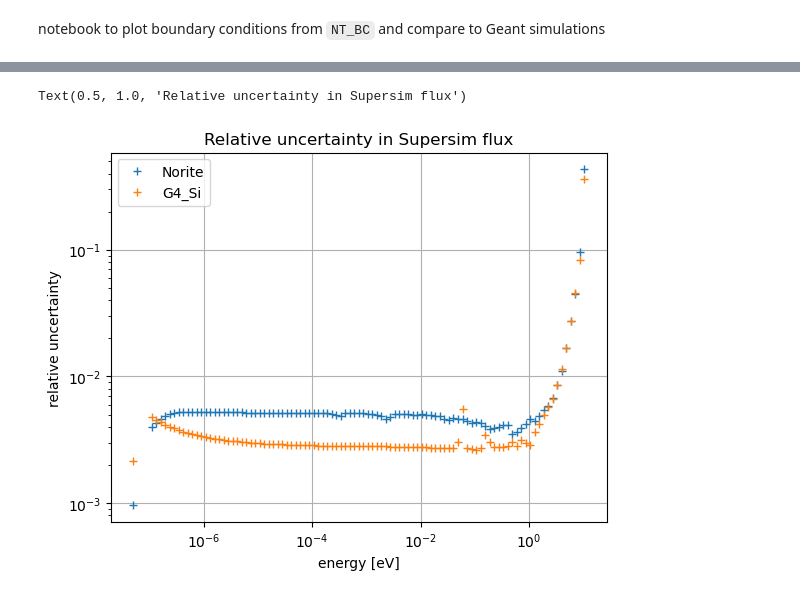
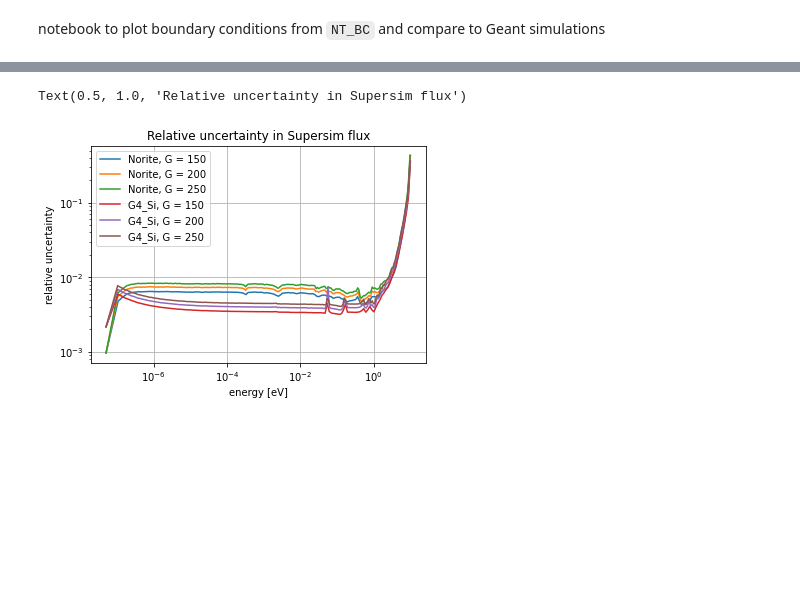
Before and after one commit to villano-lab/ntransporter, a Jupyter notebook: boundary_conditions/plotting_bc.ipynb, the cells around one changed output, grey strips where cells are left out. Saved outputs shown, nothing was run; the diff lists cells and outputs as text; code cells hidden in the pictures; blank space fills up the shorter version.

```diff
--- a/boundary_conditions/plotting_bc.ipynb
+++ b/boundary_conditions/plotting_bc.ipynb
@@ -19,7 +19,7 @@ for mat in ['Norite', 'G4_Si']:
 
     mat_str_add = '_Si' if mat == 'G4_Si' else ''
 
-    ss_data_file = 'data/SuperSim_estimates/phi_calcs' + mat_str_add + '.dat'
+    ss_data_file = 'data/SuperSim_estimates/phi_calcs' + mat_str_add + '_150.dat'
     ss_dat = pd.read_csv(ss_data_file, sep = ' ', index_col = 0, names = ['Eg','phig', 'dphig'])
 
     gs_s = ss_dat.index
@@ -98,27 +98,29 @@ plt.plot(Es[xt>0], (xt-xs)[xt>0]/xt[xt>0])
 # %%
 plt.figure()
 plt.loglog()
 plt.grid()
 
 for mat in ['Norite', 'G4_Si']:
 
-    mat_str_add = '_Si' if mat == 'G4_Si' else ''
+    for G in (150, 200, 250):
 
-    ss_data_file = 'data/SuperSim_estimates/phi_calcs' + mat_str_add + '.dat'
-    ss_dat = pd.read_csv(ss_data_file, sep = ' ', index_col = 0, names = ['Eg','phig', 'dphig'])
-    Eg_s, phig_s = plottable_spectrum(ss_dat.Eg.values, ss_dat.phig.values)
-    _, dphig_s = plottable_spectrum(ss_dat.Eg.values, ss_dat.dphig.values)
+        mat_str_add = '_Si' if mat == 'G4_Si' else ''
 
-    p = dphig_s > 0
-    plt.plot(Eg_s[p], dphig_s[p]/phig_s[p], '+', label = mat)
+        ss_data_file = 'data/SuperSim_estimates/phi_calcs' + mat_str_add + f'_{G}.dat'
+        ss_dat = pd.read_csv(ss_data_file, sep = ' ', index_col = 0, names = ['Eg','phig', 'dphig'])
+        Eg_s, phig_s = plottable_spectrum(ss_dat.Eg.values, ss_dat.phig.values)
+        _, dphig_s = plottable_spectrum(ss_dat.Eg.values, ss_dat.dphig.values)
+
+        p = dphig_s > 0
+        plt.plot(Eg_s[p], dphig_s[p]/phig_s[p], label = f'{mat}, G = {G}')
 
 plt.legend()
 plt.xlabel('energy [eV]')
 plt.ylabel('relative uncertainty')
 plt.title('Relative uncertainty in Supersim flux')
 # %% [output]
 Text(0.5, 1.0, 'Relative uncertainty in Supersim flux')
-[figure, old version]
+[figure, new version]
 # %%
 def calc_bc(xs, xt, Sg):
     phi = np.zeros(xs.shape)
```
Also changed, not shown: parts of 5 cells of this notebook.
